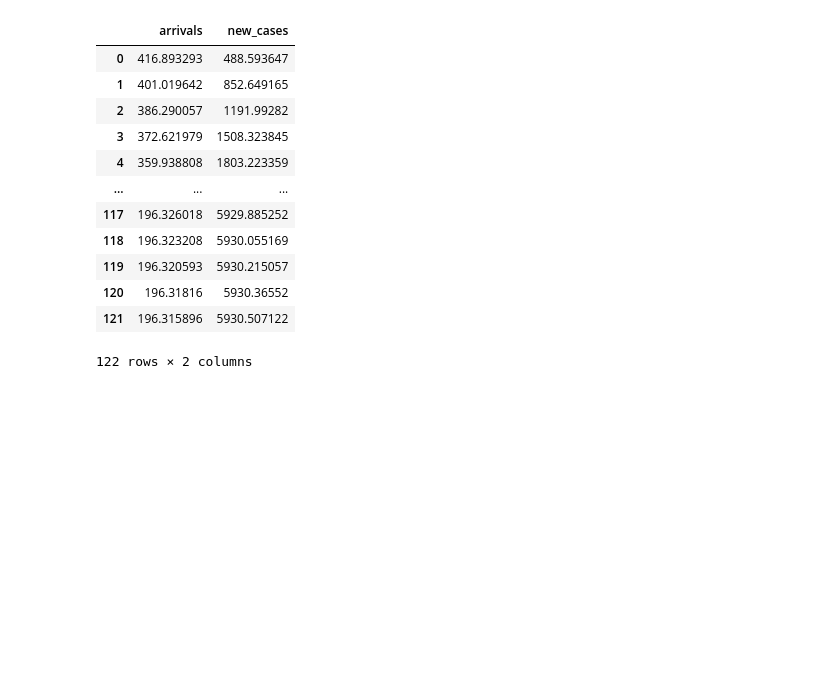
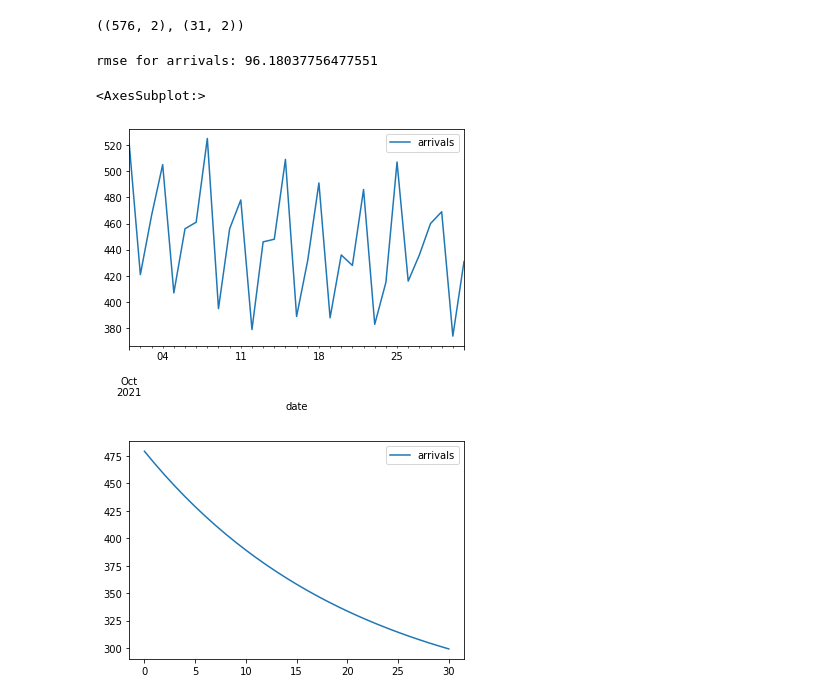
Before and after one commit to DimaYurchenko/covid-flight-prediction, a Jupyter notebook: modelling.ipynb, the cells around one changed output. Cells and saved outputs as stored; diff of their text form; code cells hidden in the pictures; blank space fills up the shorter version.

Commit message:
add sklearn

```diff
--- a/modelling.ipynb
+++ b/modelling.ipynb
@@ -1,5 +1,6 @@
 # %%
 import pandas
+
 
 df = pandas.read_csv('merged_data.csv', parse_dates=['date'])
 
@@ -9,40 +10,43 @@ data.index = df['date']
 cols = data.columns
 
 
-train = data[:int(0.8*(len(data)))]
-valid = data[int(0.8*(len(data))):]
+train = data[:int(0.95*(len(data)))]
+valid = data[int(0.95*(len(data))):]
+train.shape, valid.shape
+# %% [output]
+((576, 2), (31, 2))
 # %%
 from statsmodels.tsa.vector_ar.var_model import VAR
+from sklearn.metrics import mean_squared_error
+import math
 
 model = VAR(endog=train)
 model_fit = model.fit()
 
 
+# ndarray = data.to_numpy()
 
 
-prediction = model_fit.forecast(model.y, steps=len(valid))
 
+prediction = model_fit.forecast(model_fit.endog, steps=len(valid))
 
+# model_fit.endog
 
 pred = pandas.DataFrame(index=range(0,len(prediction)),columns=cols)
 for j in range(0,2):
     for i in range(0, len(prediction)):
        pred.iloc[i][j] = prediction[i][j]
 
-
-for i in cols:
-    print('rmse value for', i, 'is : ', sqrt(mean_squared_error(pred[i], valid[i])))
+rmse = math.sqrt(mean_squared_error(pred['arrivals'], valid['arrivals']))
+print(f'rmse for arrivals: {rmse}')
 # %% [output]
-|  | arrivals | new_cases |
-| 0 | 416.893293 | 488.593647 |
-| 1 | 401.019642 | 852.649165 |
-| 2 | 386.290057 | 1191.99282 |
-| 3 | 372.621979 | 1508.323845 |
-| 4 | 359.938808 | 1803.223359 |
-| ... | ... | ... |
-| 117 | 196.326018 | 5929.885252 |
-| 118 | 196.323208 | 5930.055169 |
-| 119 | 196.320593 | 5930.215057 |
-| 120 | 196.31816 | 5930.36552 |
-| 121 | 196.315896 | 5930.507122 |
-122 rows × 2 columns
+rmse for arrivals: 96.18037756477551
+# %%
+import matplotlib.pyplot as plt
+
+valid.plot(y = 'arrivals')
+pred.plot(y = 'arrivals')
+# %% [output]
+<AxesSubplot:>
+[figure, added]
+[figure, added]
```
Also changed, not shown: 2 other files.
